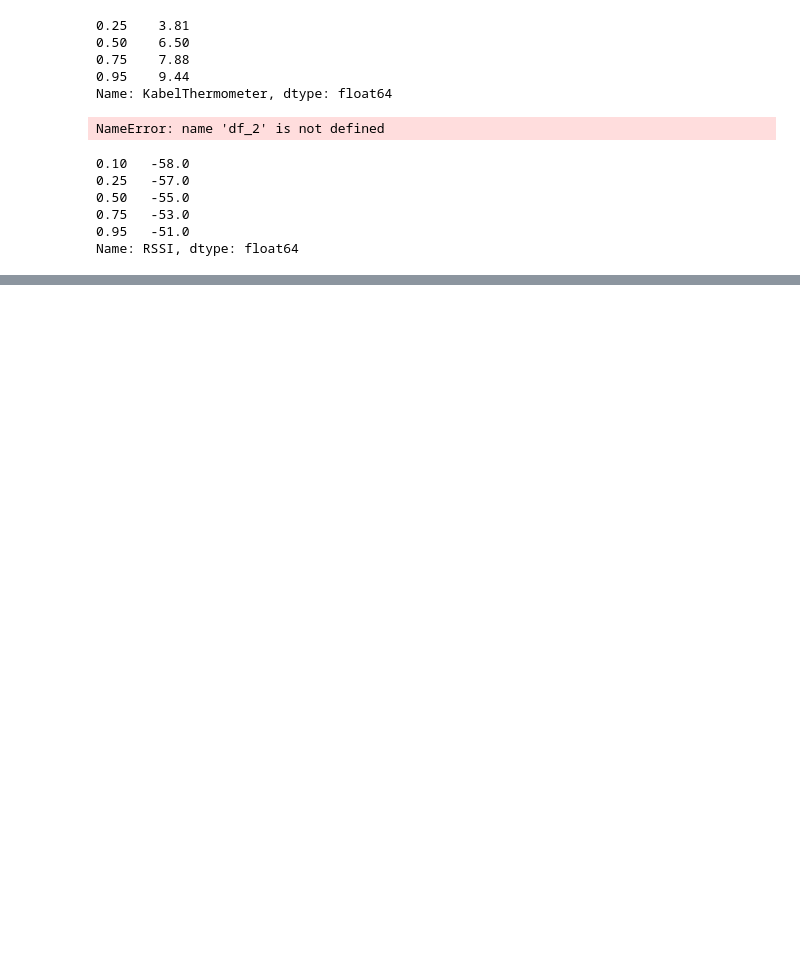
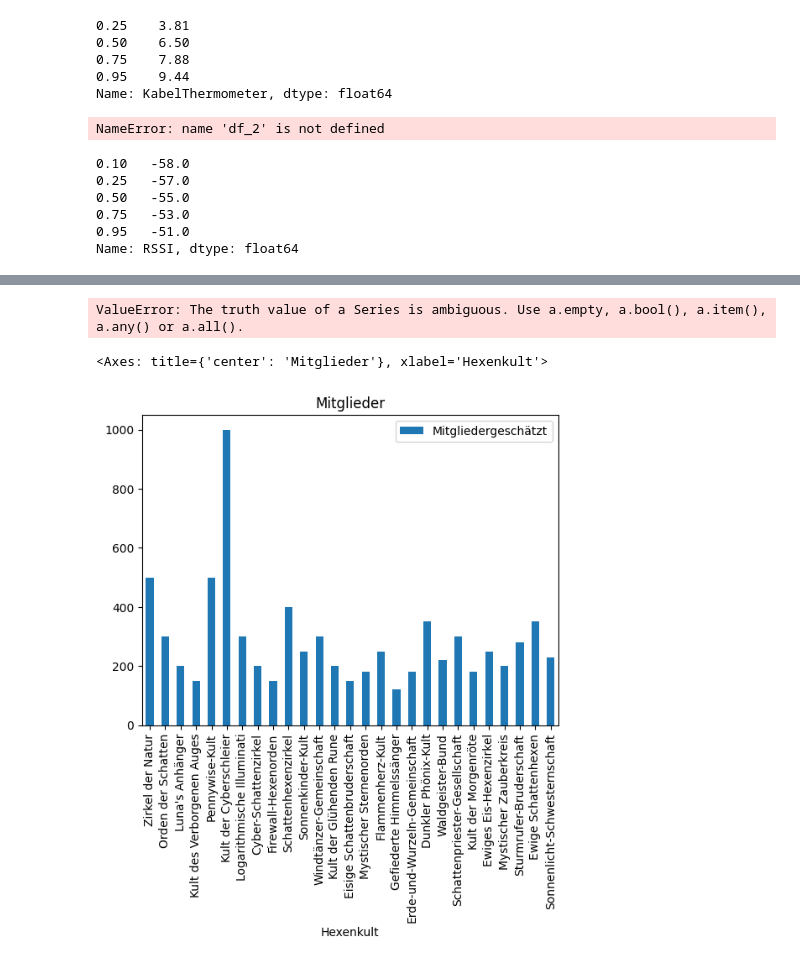
Before and after one commit to DrGonzales/pandaspielplatz, a Jupyter notebook: 1_pandas_basics.ipynb, the cells around one changed output, grey strips where cells are left out. Saved outputs shown, nothing was run; the diff lists cells and outputs as text; code cells hidden in the pictures; blank space fills up the shorter version.

```diff
--- a/1_pandas_basics.ipynb
+++ b/1_pandas_basics.ipynb
@@ -123,0 +112,13 @@ boese
+# %%
+ganzueble = hexen_2[hexen_2.Ziegen == hexen_2.Menschenopfer]
+ganzueble
+# %% [output]
+ValueError: The truth value of a Series is ambiguous. Use a.empty, a.bool(), a.item(), a.any() or a.all().
+# %%
+ziegen = hexen_2[hexen_2.Ziegen == False]
+len(ziegen)
+
+ziegen.plot.bar(title='Mitglieder', x='Hexenkult')
+# %% [output]
+<Axes: title={'center': 'Mitglieder'}, xlabel='Hexenkult'>
+[figure, added]
```
Also changed, not shown: parts of 3 cells of this notebook.
